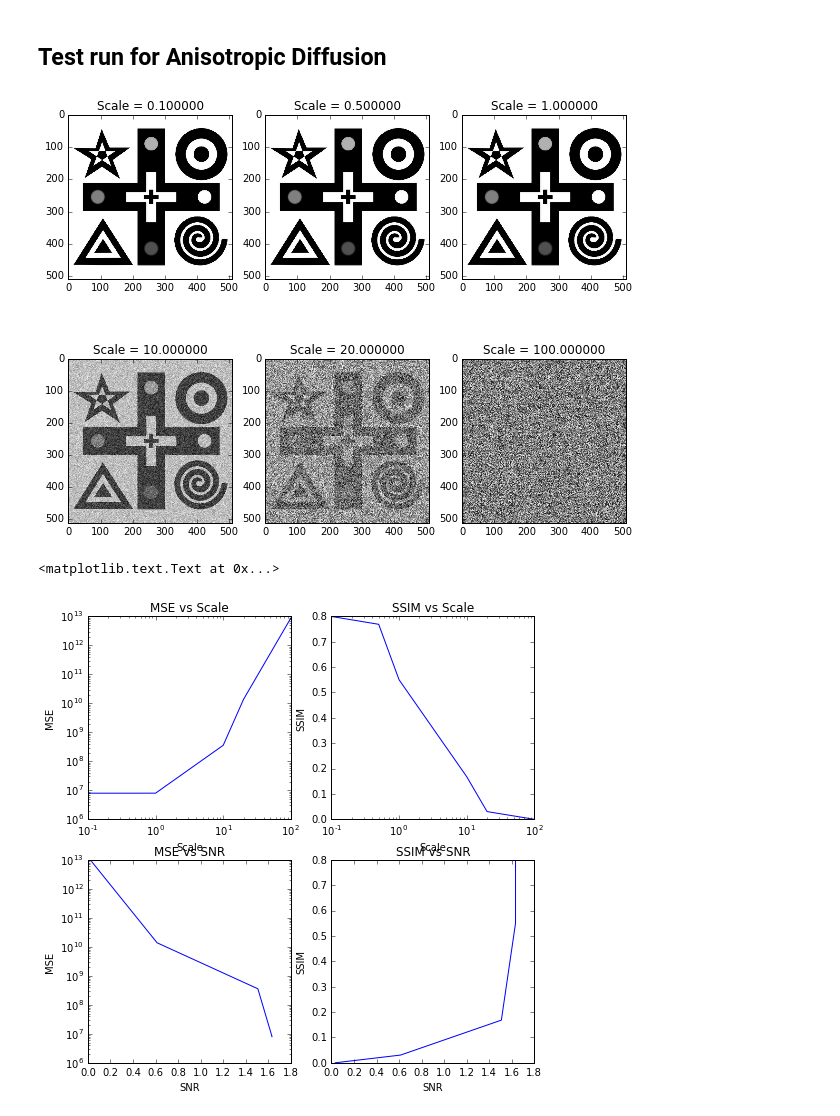
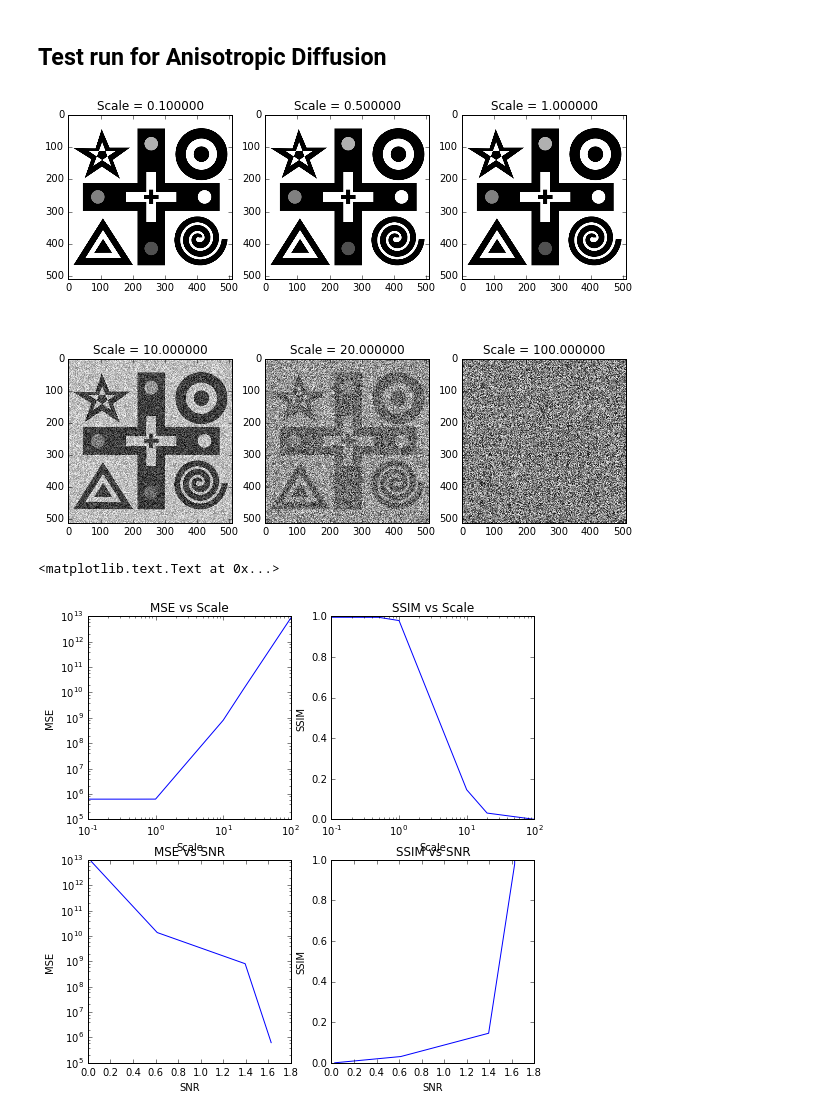
Before and after one commit to martinholub/Quantitative-Big-Imaging-2017, a Jupyter notebook: Exercises/02-files/Exercise4.ipynb, the cells around one changed output. Cells and saved outputs as stored; diff of their text form; code cells hidden in the pictures.

```diff
--- a/Exercises/02-files/Exercise4.ipynb
+++ b/Exercises/02-files/Exercise4.ipynb
@@ -213,7 +213,7 @@ def current_filter(img, wavelet, level):
     return x
 
 img = np.zeros(d.shape)
-wvlt = 'sym6'; lvl = 3;
+wvlt = 'sym4'; lvl = 2;
 
 plt.figure(3, figsize = (10,8))
 for i, c_scale in enumerate(scales):
@@ -260,40 +279,31 @@ ax4.set_ylabel('SSIM')
+# %%
+from skimage.restoration import denoise_tv_bregman
+def current_filter(img, weight):
+    x = denoise_tv_bregman(img, weight = weight, isotropic = False)
+    return x
+weight = 1;
 # %%
-scales = [0.1, 0.5, 1, 10, 20, 100];
-
-Ntests = 10;
-
-# initialize arrays for results
-mse5 = np.zeros((len(scales), Ntests), dtype = np.float32)
-ssim5 = np.zeros((len(scales), Ntests), dtype = np.float32)
-snr5 = np.zeros((len(scales), Ntests), dtype = np.float32)
-
-import fastaniso
-import warnings
-
-def current_filter(img, kappa, gamma, stepsize = (1,1), niter = 10):
-    x = fastaniso.anisodiff(img, niter, kappa, gamma, stepsize)
-    return x
-
 img = np.zeros(d.shape)
-kappa = 50; gamma = 0.2
-stepsize=(1,1); niter=10
 
 plt.figure(5, figsize = (10,8))
 for i, c_scale in enumerate(scales):
     for j in range(Ntests):
         img = d+c_scale*np.random.uniform(low = -c_scale, high = c_scale, size = d.shape)
-        x = current_filter(img, kappa, gamma, stepsize, niter)
+
+        # x = current_filter(img, kappa, gamma, stepsize, niter)
+        x = current_filter(img, weight)
+
         x = x.astype(np.float64)
         mse5[i,j]=mse(d,x);
         ssim5[i,j]=ssim(d,x);
         xx = x[220:300, 220:300]; # cut out a region for SNR computation
         snr5[i,j] = np.mean(xx)/np.std(xx)
     # Add some lines here to display the latest image in a subplot
     plt.subplot(2, 3 ,i+1)
     plt.imshow(x, cmap = 'gray')
     plt.title('Scale = {0:f}'.format(c_scale))
 # %% [output]
-[figure, old version]
+[figure, new version]
 # %%
 fig, ((ax1, ax2), (ax3, ax4)) = plt.subplots(2, 2, figsize=(8, 8))
 ax1.loglog(scales,np.mean(mse5,1)) # Add annotations for the plot and axes
@@ -318,4 +328,4 @@ ax4.set_xlabel('SNR')
 ax4.set_ylabel('SSIM')
 # %% [output]
 <matplotlib.text.Text at 0x...>
-[figure, old version]
+[figure, new version]
```
Also changed, not shown: parts of 4 cells of this notebook.
